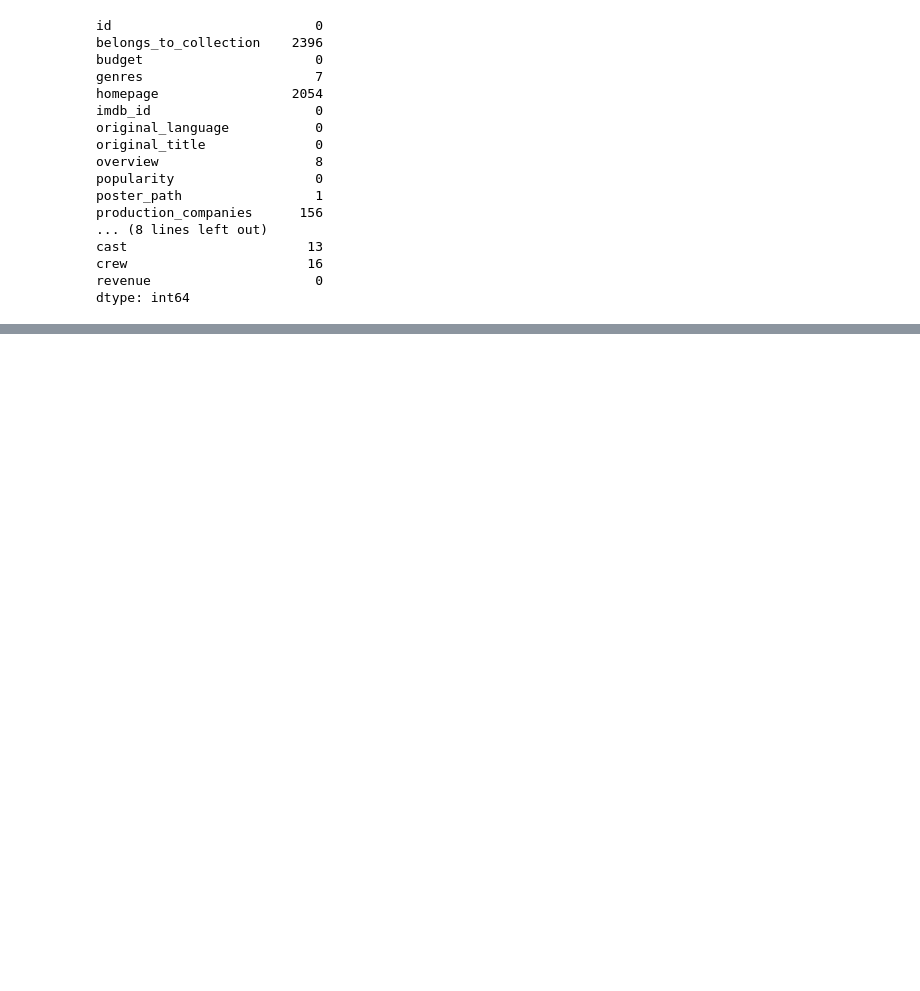
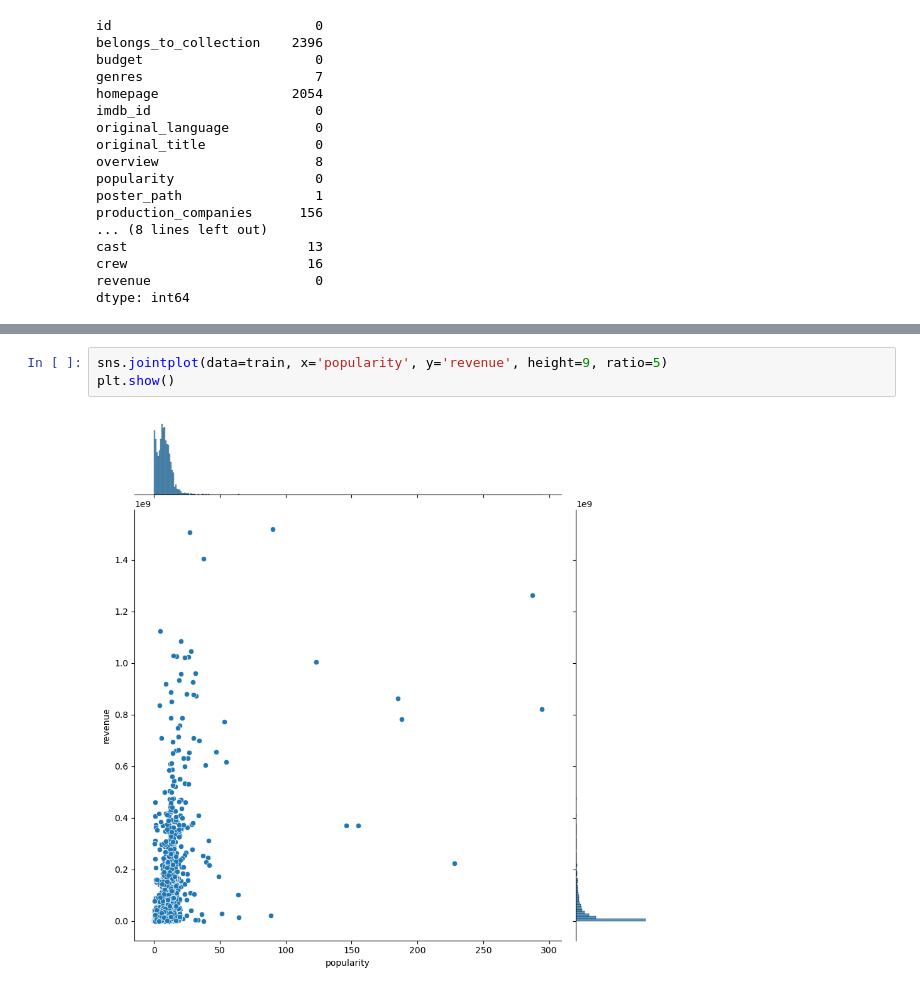
Before and after one commit to F1ameX/Machine-learning, a Jupyter notebook: Box-office-prediction_Kaggle/sample.ipynb, the cells around one changed output, grey strips where cells are left out. Cells and saved outputs as stored; diff of their text form; blank space fills up the shorter version.

```diff
--- a/Box-office-prediction_Kaggle/sample.ipynb
+++ b/Box-office-prediction_Kaggle/sample.ipynb
@@ -89,0 +117,5 @@ dtype: int64
+# %%
+sns.jointplot(data=train, x='popularity', y='revenue', height=9, ratio=5)
+plt.show()
+# %% [output]
+[figure, added]
```
Also changed, not shown: parts of 15 cells of this notebook.
